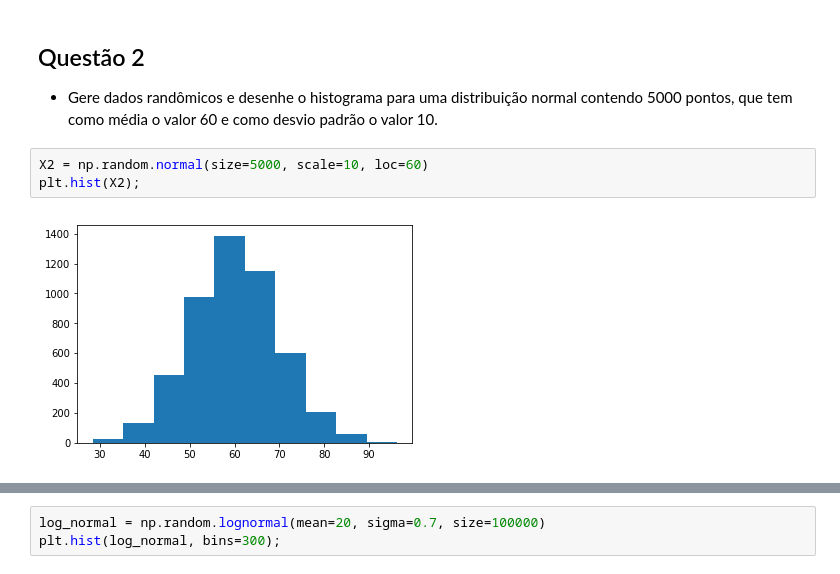
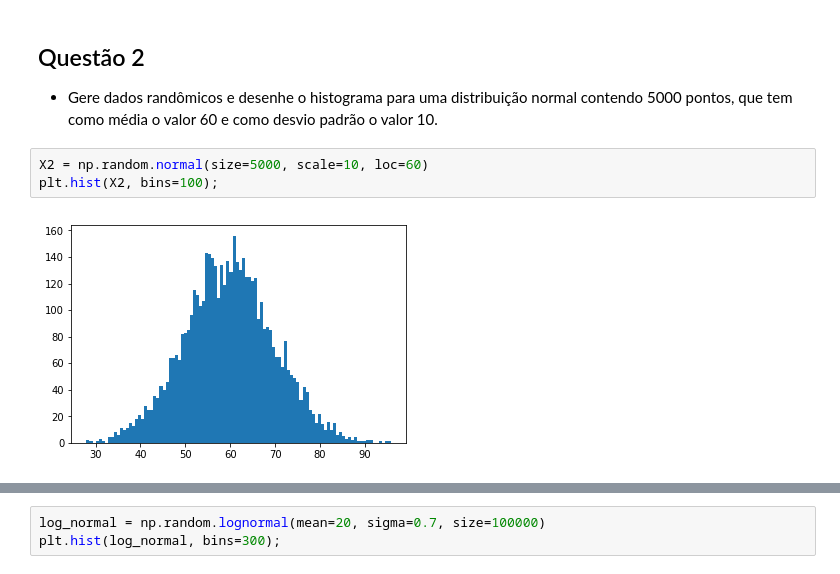
Before and after one commit to Eudalio/Aprendizado-de-Maquina, a Jupyter notebook: Exercicio_02/Exercicio_02.ipynb, the cells around one changed output, grey strips where cells are left out. Drawn from its saved outputs; the diff is of its cells as text.

```diff
--- a/Exercicio_02/Exercicio_02.ipynb
+++ b/Exercicio_02/Exercicio_02.ipynb
@@ -24,9 +24,9 @@ plt.hist(X1);
 - Gere dados randômicos e desenhe o histograma para uma distribuição normal contendo 5000 pontos, que tem como média o valor 60 e como desvio padrão o valor 10.
 # %%
 X2 = np.random.normal(size=5000, scale=10, loc=60)
-plt.hist(X2);
+plt.hist(X2, bins=100);
 # %% [output]
-[figure, old version]
+[figure, new version]
 # %% [markdown]
 ## Questão 3
 - Gere dados randômicos e desenhe o histograma para 2 distribuições escolhidas por você (exceto a dist. normal/gaussiana) a partir da figura a seguir:
```
